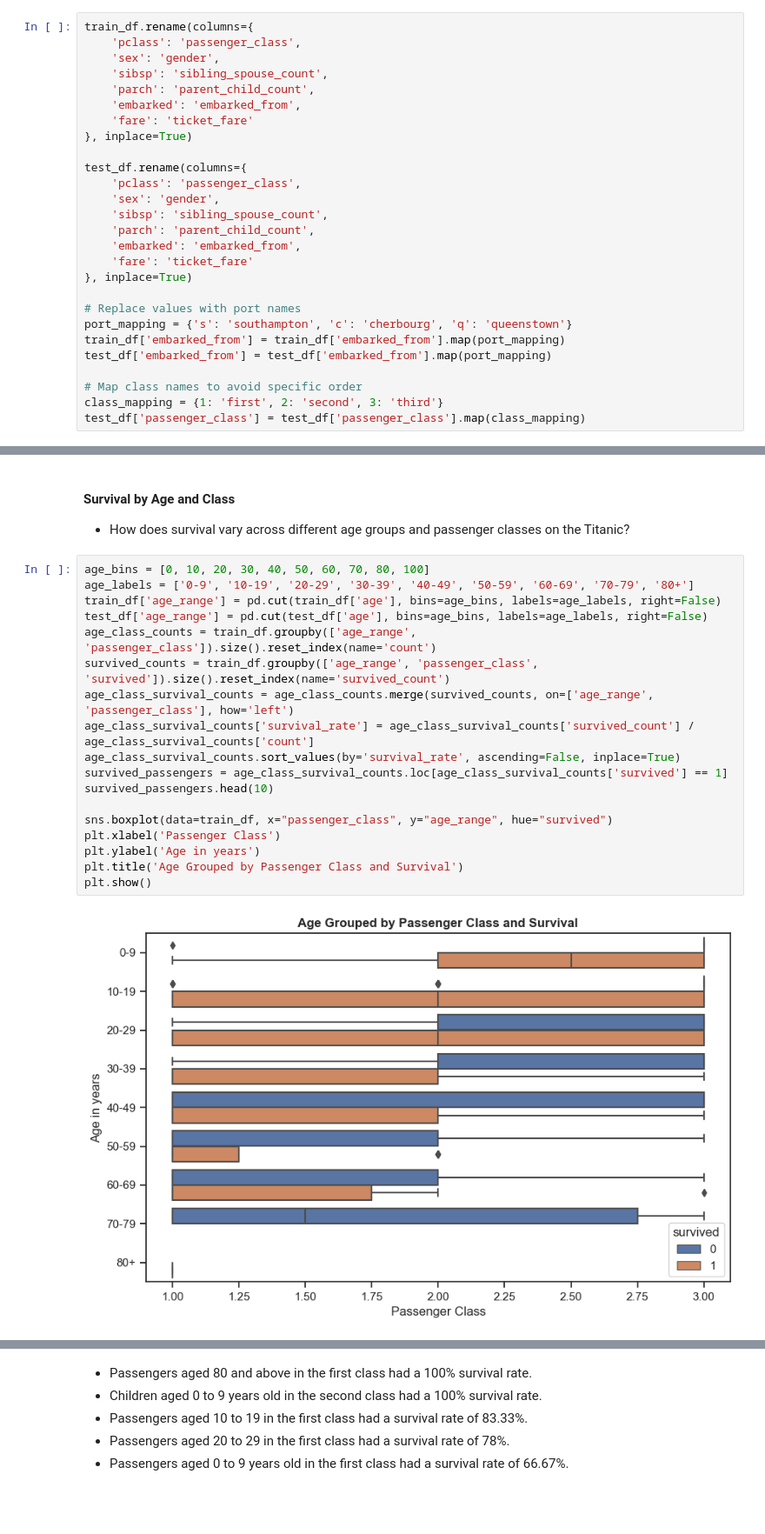
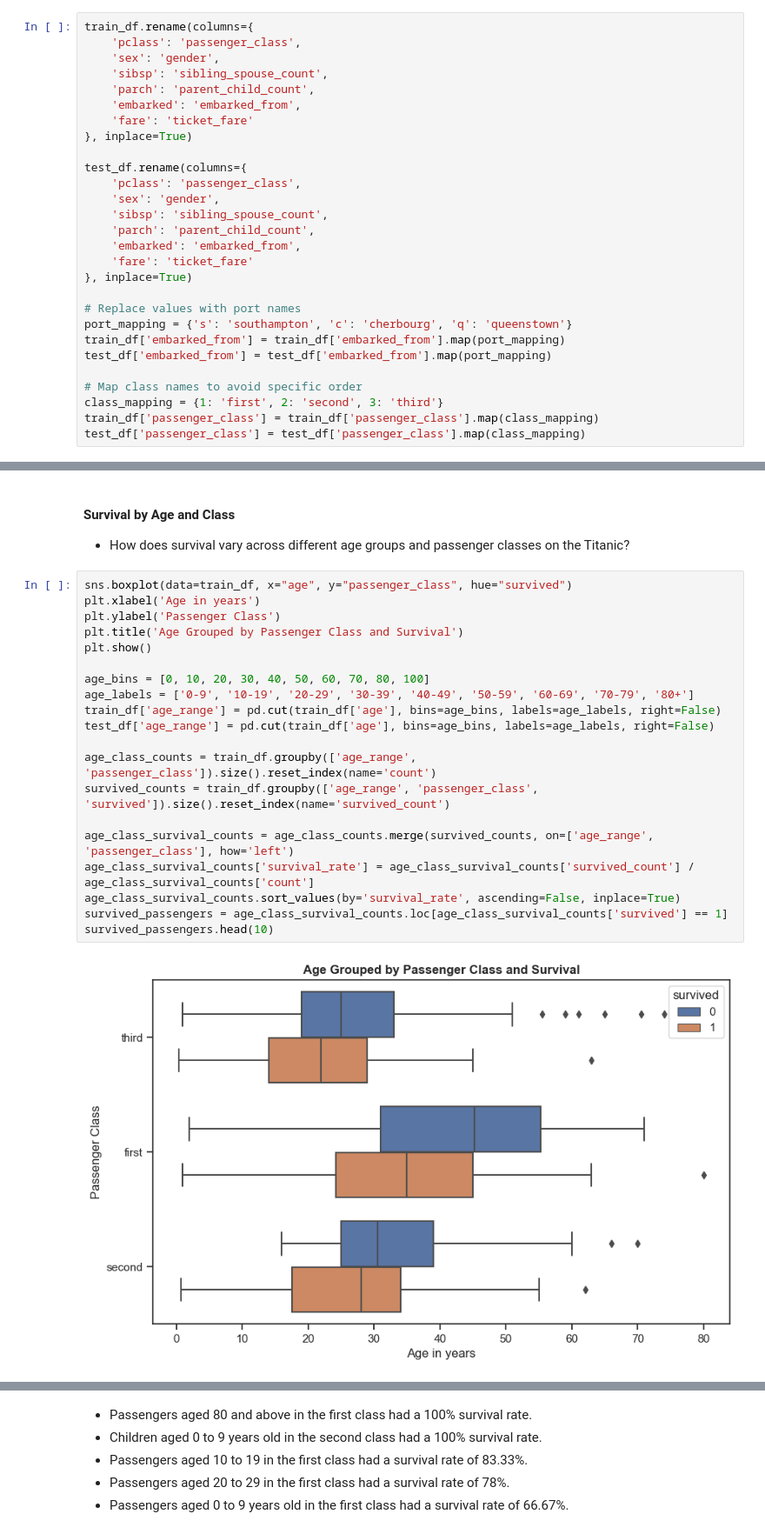
Before and after one commit to ErikaMelt/data-ship-api, a Jupyter notebook: notebooks/eda.ipynb, the cells around one changed output, grey strips where cells are left out. Shown: that part at 87% size. Drawn from its saved outputs; the diff is of its cells as text; blank space fills up the shorter version.

```diff
--- a/notebooks/eda.ipynb
+++ b/notebooks/eda.ipynb
@@ -95,6 +95,7 @@ test_df['embarked_from'] = test_df['embarked_from'].map(port_mapping)
 
 # Map class names to avoid specific order
 class_mapping = {1: 'first', 2: 'second', 3: 'third'}
+train_df['passenger_class'] = train_df['passenger_class'].map(class_mapping)
 test_df['passenger_class'] = test_df['passenger_class'].map(class_mapping)
 # %%
 train_df.info()
@@ -360,22 +361,24 @@ DataAnalyzer.plot_survival_by_feature(female_data, 'passenger_class', 'Passenger
 #### **Survival by Age and Class**
    - How does survival vary across different age groups and passenger classes on the Titanic?
 # %%
+sns.boxplot(data=train_df, x="age", y="passenger_class", hue="survived")
+plt.xlabel('Age in years')
+plt.ylabel('Passenger Class')
+plt.title('Age Grouped by Passenger Class and Survival')
+plt.show()
+
 age_bins = [0, 10, 20, 30, 40, 50, 60, 70, 80, 100]
 age_labels = ['0-9', '10-19', '20-29', '30-39', '40-49', '50-59', '60-69', '70-79', '80+']
 train_df['age_range'] = pd.cut(train_df['age'], bins=age_bins, labels=age_labels, right=False)
-test_df['age_range'] = pd.cut(test_df['age'], bins=age_bins, labels=age_labels, right=False)
+test_df['age_range'] = pd.cut(train_df['age'], bins=age_bins, labels=age_labels, right=False)
+
 age_class_counts = train_df.groupby(['age_range', 'passenger_class']).size().reset_index(name='count')
 survived_counts = train_df.groupby(['age_range', 'passenger_class', 'survived']).size().reset_index(name='survived_count')
+
 age_class_survival_counts = age_class_counts.merge(survived_counts, on=['age_range', 'passenger_class'], how='left')
 age_class_survival_counts['survival_rate'] = age_class_survival_counts['survived_count'] / age_class_survival_counts['count']
 age_class_survival_counts.sort_values(by='survival_rate', ascending=False, inplace=True)
 survived_passengers = age_class_survival_counts.loc[age_class_survival_counts['survived'] == 1]
 survived_passengers.head(10)
-
-sns.boxplot(data=train_df, x="passenger_class", y="age_range", hue="survived")
-plt.xlabel('Passenger Class')
-plt.ylabel('Age in years')
-plt.title('Age Grouped by Passenger Class and Survival')
-plt.show()
 # %% [output]
-[figure, old version]
+[figure, new version]
```
Also changed, not shown: parts of 11 cells of this notebook, 7 other files.
